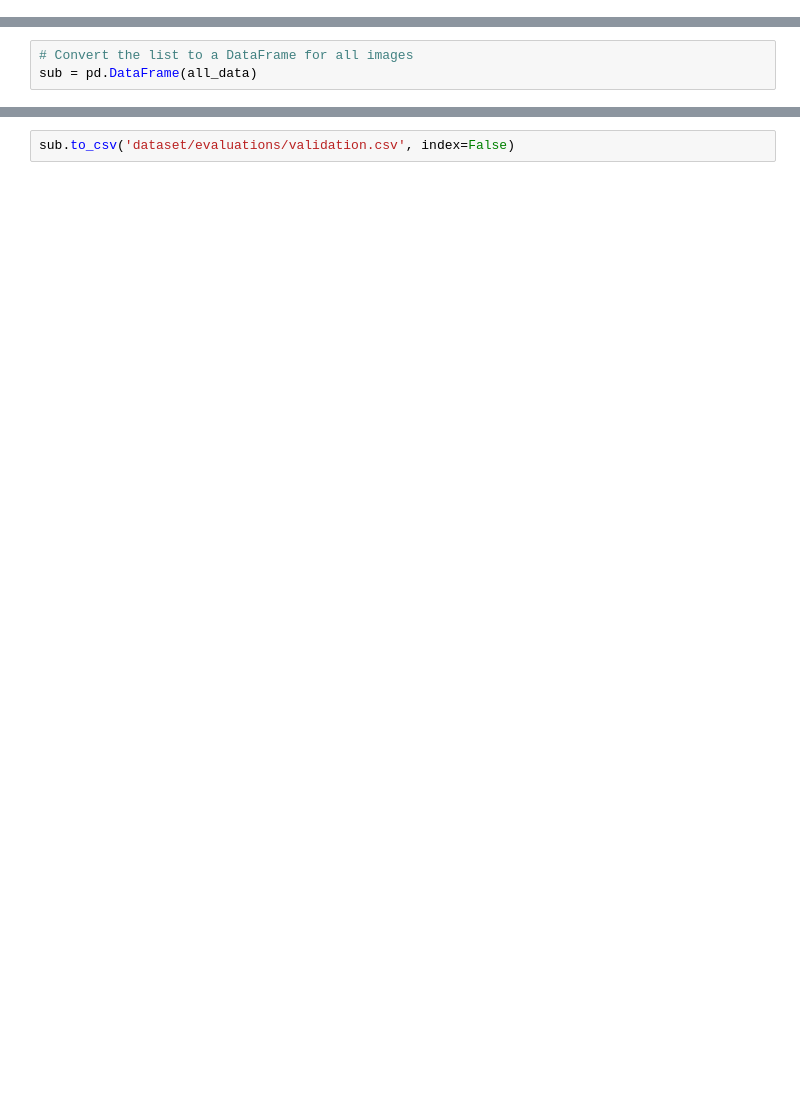
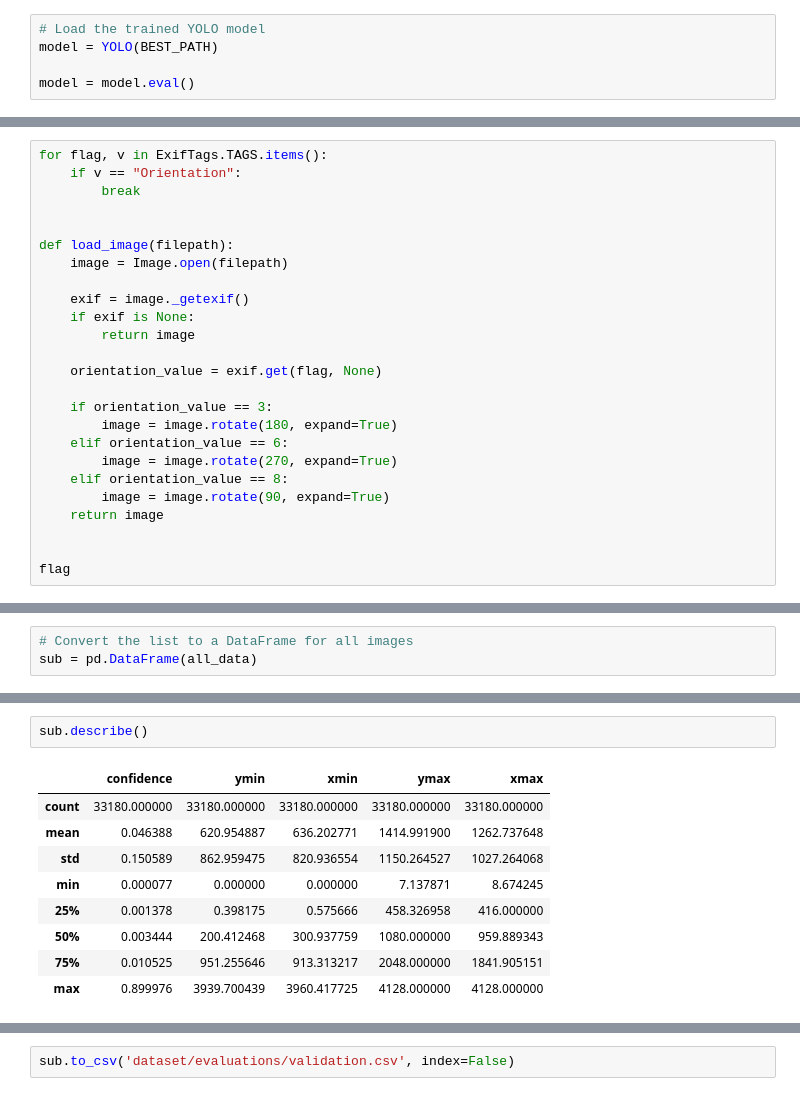
Before and after one commit to KameniAlexNea/Amini-Cocoa-Contamination-Challenge, a Jupyter notebook: 02-FindConfidenceThr.ipynb, the cells around one changed output, grey strips where cells are left out. Saved outputs shown, nothing was run; the diff lists cells and outputs as text; blank space fills up the shorter version.

```diff
--- a/02-FindConfidenceThr.ipynb
+++ b/02-FindConfidenceThr.ipynb
@@ -60,0 +71,5 @@ BEST_PATH
+# %%
+# Load the trained YOLO model
+model = YOLO(BEST_PATH)
+
+model = model.eval()
@@ -60,0 +81,25 @@ BEST_PATH
+# %%
+for flag, v in ExifTags.TAGS.items():
+    if v == "Orientation":
+        break
+
+
+def load_image(filepath):
+    image = Image.open(filepath)
+
+    exif = image._getexif()
+    if exif is None:
+        return image
+
+    orientation_value = exif.get(flag, None)
+
+    if orientation_value == 3:
+        image = image.rotate(180, expand=True)
+    elif orientation_value == 6:
+        image = image.rotate(270, expand=True)
+    elif orientation_value == 8:
+        image = image.rotate(90, expand=True)
+    return image
+
+
+flag
@@ -121,2 +194,14 @@ sub.head()
+# %%
+sub.describe()
+# %% [output]
+|  | confidence | ymin | xmin | ymax | xmax |
+| count | 33180.000000 | 33180.000000 | 33180.000000 | 33180.000000 | 33180.000000 |
+| mean | 0.046388 | 620.954887 | 636.202771 | 1414.991900 | 1262.737648 |
+| std | 0.150589 | 862.959475 | 820.936554 | 1150.264527 | 1027.264068 |
+| min | 0.000077 | 0.000000 | 0.000000 | 7.137871 | 8.674245 |
+| 25% | 0.001378 | 0.398175 | 0.575666 | 458.326958 | 416.000000 |
+| 50% | 0.003444 | 200.412468 | 300.937759 | 1080.000000 | 959.889343 |
+| 75% | 0.010525 | 951.255646 | 913.313217 | 2048.000000 | 1841.905151 |
+| max | 0.899976 | 3939.700439 | 3960.417725 | 4128.000000 | 4128.000000 |
 # %%
 sub['class'].value_counts()
```
Also changed, not shown: parts of 34 cells of this notebook, 5 other files.
